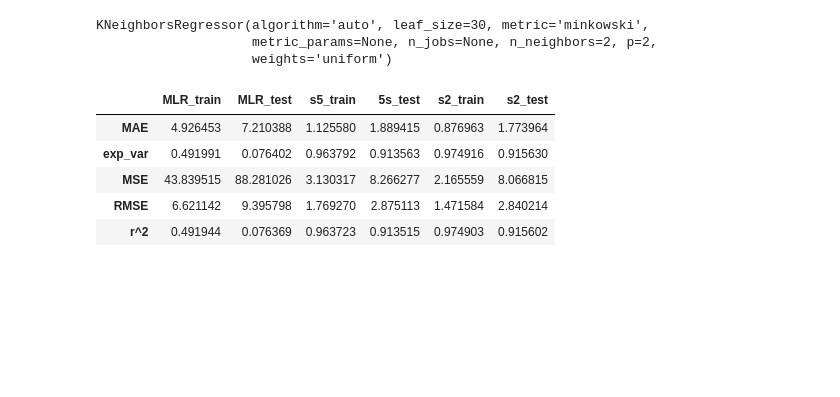
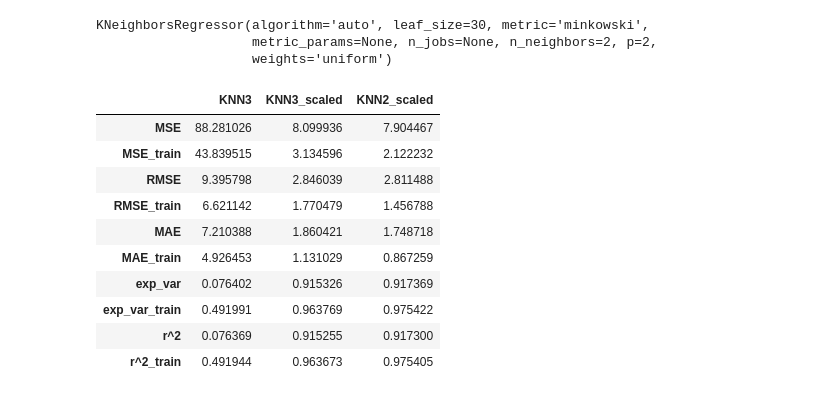
Before and after one commit to crsimmons1/lifeexpectancy, a Jupyter notebook: Regression/KNN.ipynb, the cells around one changed output. Drawn from its saved outputs; the diff is of its cells as text; code cells hidden in the pictures; blank space fills up the shorter version.

```diff
--- a/Regression/KNN.ipynb
+++ b/Regression/KNN.ipynb
@@ -165,10 +181,0 @@ KNeighborsRegressor(algorithm='auto', leaf_size=30, metric='minkowski',
-# %%
-# Metrics for the training
-y_pred = reg5.predict(X_train)
-RESULTS["s5_train"] = evaluate_model(y_train, y_pred)
-
-# Metrics for the testing
-y_pred = reg5.predict(X_test)
-RESULTS["5s_test"] = evaluate_model(y_test, y_pred)
-
-pd.DataFrame(RESULTS)
@@ -227,28 +244,33 @@ model.best_params_
 from sklearn.neighbors import KNeighborsRegressor
 
 # instantiate the model, k=2
-reg2 = KNeighborsRegressor(n_neighbors=2)
+knn2 = KNeighborsRegressor(n_neighbors=2)
 
 # fit the model to training data
-reg2.fit(X_train, y_train)
+knn2.fit(X_train, y_train)
 # %% [output]
 KNeighborsRegressor(algorithm='auto', leaf_size=30, metric='minkowski',
                     metric_params=None, n_jobs=None, n_neighbors=2, p=2,
                     weights='uniform')
-# %%
-# Metrics for the training
-y_pred = reg2.predict(X_train)
-RESULTS["s2_train"] = evaluate_model(y_train, y_pred)
-
-# Metrics for the testing
-y_pred = reg2.predict(X_test)
-RESULTS["s2_test"] = evaluate_model(y_test, y_pred)
-
-pd.DataFrame(RESULTS)
-# %% [output]
-|  | MLR_train | MLR_test | s5_train | 5s_test | s2_train | s2_test |
-| MAE | 4.926453 | 7.210388 | 1.125580 | 1.889415 | 0.876963 | 1.773964 |
-| exp_var | 0.491991 | 0.076402 | 0.963792 | 0.913563 | 0.974916 | 0.915630 |
-| MSE | 43.839515 | 88.281026 | 3.130317 | 8.266277 | 2.165559 | 8.066815 |
-| RMSE | 6.621142 | 9.395798 | 1.769270 | 2.875113 | 1.471584 | 2.840214 |
-| r^2 | 0.491944 | 0.076369 | 0.963723 | 0.913515 | 0.974903 | 0.915602 |
+# %%
+# fit the model to training data
+knn2.fit(X_train, y_train)
+
+# Evaluation Metrics
+y_pred_train = knn2.predict(X_train)
+y_pred_test = knn2.predict(X_test)
+RESULTS["KNN2_scaled"] = evaluate_model(y_test, y_train, y_pred_test,y_pred_train)
+
+pd.DataFrame(RESULTS)
+# %% [output]
+|  | KNN3 | KNN3_scaled | KNN2_scaled |
+| MSE | 88.281026 | 8.099936 | 7.904467 |
+| MSE_train | 43.839515 | 3.134596 | 2.122232 |
+| RMSE | 9.395798 | 2.846039 | 2.811488 |
+| RMSE_train | 6.621142 | 1.770479 | 1.456788 |
+| MAE | 7.210388 | 1.860421 | 1.748718 |
+| MAE_train | 4.926453 | 1.131029 | 0.867259 |
+| exp_var | 0.076402 | 0.915326 | 0.917369 |
+| exp_var_train | 0.491991 | 0.963769 | 0.975422 |
+| r^2 | 0.076369 | 0.915255 | 0.917300 |
+| r^2_train | 0.491944 | 0.963673 | 0.975405 |
```
Also changed, not shown: parts of 19 cells of this notebook.
